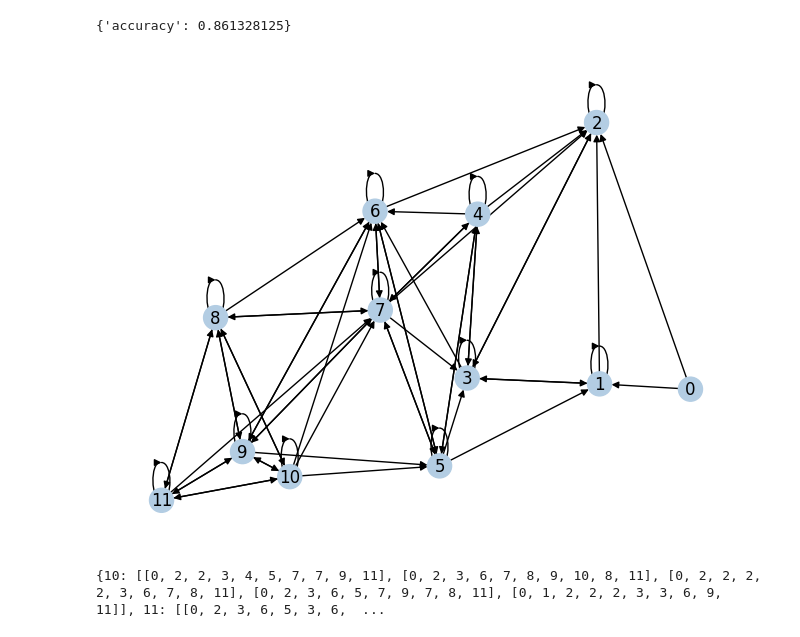
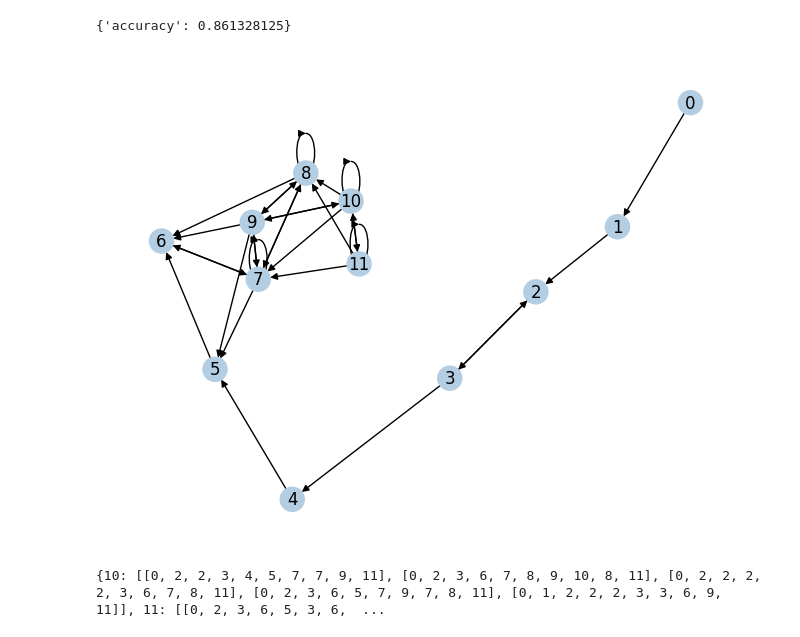
Before and after one commit to rhymeswithlion/llm-weaver, a Jupyter notebook: notebooks/end-to-end-BC-2023-11-27-transitions-heatmap-roberta-base-sst2.ipynb, the cells around one changed output. Drawn from its saved outputs; the diff is of its cells as text; code cells hidden in the pictures.

```diff
--- a/notebooks/end-to-end-BC-2023-11-27-transitions-heatmap-roberta-base-sst2.ipynb
+++ b/notebooks/end-to-end-BC-2023-11-27-transitions-heatmap-roberta-base-sst2.ipynb
@@ -141,0 +137,21 @@ If your task is similar to the task the model of the checkpoint was trained on,
+# %%
+import pandas as pd
+
+scores = Parallel(n_jobs=5, return_as="list")(
+    delayed(calculate_score_from_weaving_config_cached)(
+        weave_config,
+        # n_examples=4096,
+        n_examples=128,
+        split="train",
+    )
+    for weave_config in weave_configs
+)
+accuracies = [score["accuracy"] for score in scores]
+
+
+records = []
+for weave_config, accuracy in zip(weave_configs, accuracies):
+    record = weave_config["metadata"]
+    record["accuracy"] = accuracy
+    records.append(record)
+df_big_grid_train = pd.DataFrame.from_records(records)
@@ -331,27 +499,27 @@ _____________________________calculate_score_from_weaving_config - 38.2s, 0.6min
 # %%
 num_layers = get_model_config(model_id)["num_hidden_layers"]
 
 import networkx as nx
 
 G = nx.DiGraph()
 G.add_nodes_from(range(num_layers))
 
 weights = (
     df_big_grid.pivot(index="x", columns="y", values="accuracy").fillna(0).to_numpy()
 )
 max_weight = weights.max()
 
 for x in range(num_layers):
     for y in range(num_layers):
         # if the weight is > 0.7, add the edge
-        if weights[x][y] > max_weight - 0.09:
+        if weights[x][y] > max_weight - 0.038:
             G.add_edge(x, y, weight=weights[x][y])
 
 # light blue nodes
 node_colors = ["#b3cde3"] * num_layers
 nx.draw(G, with_labels=True, node_color=node_colors)
 # %% [output]
-[figure, old version]
+[figure, new version]
 # %%
 # Sample trajectories
 import random
```
Also changed, not shown: parts of 4 cells of this notebook.
